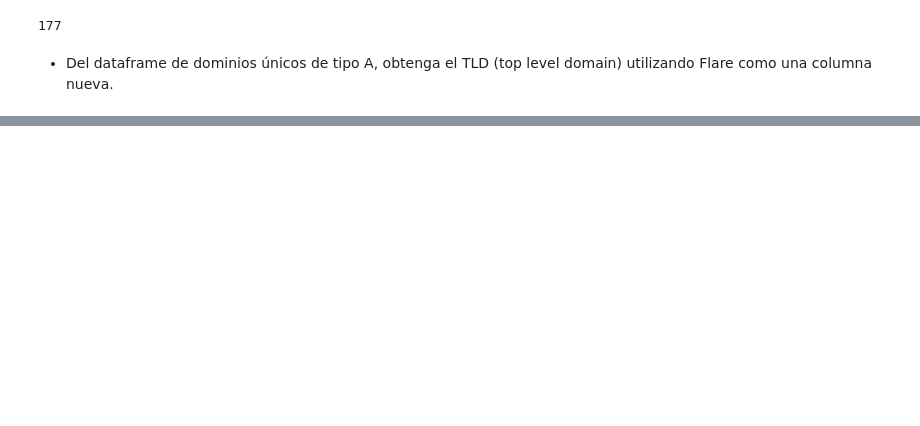
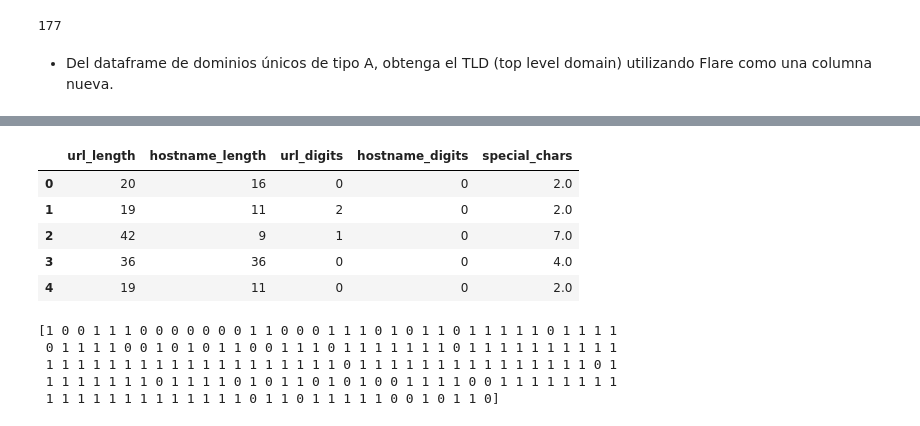
Before and after one commit to juanferdeleon/CC3094-LAB-6, a Jupyter notebook: Laboratorio-6.ipynb, the cells around one changed output, grey strips where cells are left out. Drawn from its saved outputs; the diff is of its cells as text; code cells hidden in the pictures; blank space fills up the shorter version.

```diff
--- a/Laboratorio-6.ipynb
+++ b/Laboratorio-6.ipynb
@@ -117,0 +162,13 @@ See the caveats in the documentation: https://pandas.pydata.org/pandas-docs/stab
+# %%
+#  ['hostname', 'status', 'url_length', 'hostname_length', 'https', 'url_digits', 'hostname_digits', 'phish_hints', 'special_chars', 'url_digits', 'hostname_digits', 'domain_in_brand', 'brand_in_subdomain', 'google_index']
+
+final_df = unique[['url_length', 'hostname_length', 'url_digits', 'hostname_digits', 'special_chars', ]]
+
+final_df.head()
+# %% [output]
+|  | url_length | hostname_length | url_digits | hostname_digits | special_chars |
+| 0 | 20 | 16 | 0 | 0 | 2.0 |
+| 1 | 19 | 11 | 2 | 0 | 2.0 |
+| 2 | 42 | 9 | 1 | 0 | 7.0 |
+| 3 | 36 | 36 | 0 | 0 | 4.0 |
+| 4 | 19 | 11 | 0 | 0 | 2.0 |
@@ -117,0 +179,8 @@ See the caveats in the documentation: https://pandas.pydata.org/pandas-docs/stab
+# %%
+print(pred)
+# %% [output]
+[1 0 0 1 1 1 0 0 0 0 0 0 0 1 1 0 0 0 1 1 1 0 1 0 1 1 0 1 1 1 1 1 0 1 1 1 1
+ 0 1 1 1 1 0 0 1 0 1 0 1 1 0 0 1 1 1 0 1 1 1 1 1 1 1 0 1 1 1 1 1 1 1 1 1 1
+ 1 1 1 1 1 1 1 1 1 1 1 1 1 1 1 1 1 1 1 0 1 1 1 1 1 1 1 1 1 1 1 1 1 1 1 0 1
+ 1 1 1 1 1 1 1 0 1 1 1 1 0 1 0 1 1 0 1 0 1 0 0 1 1 1 1 0 0 1 1 1 1 1 1 1 1
+ 1 1 1 1 1 1 1 1 1 1 1 1 1 0 1 1 0 1 1 1 1 1 0 0 1 0 1 1 0]
```
Also changed, not shown: parts of 27 cells of this notebook, 2 other files.
